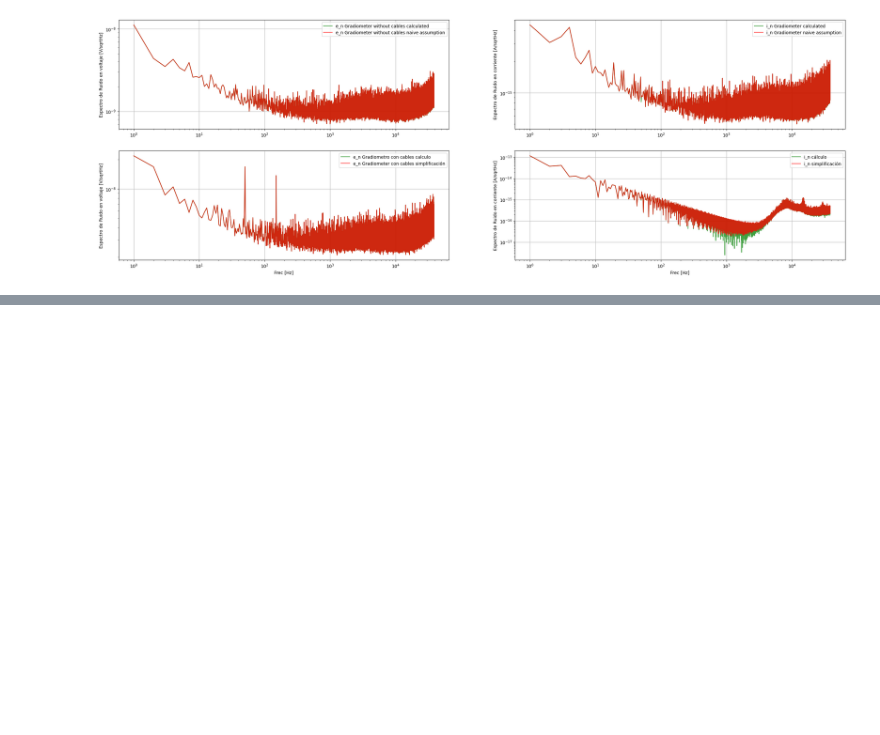
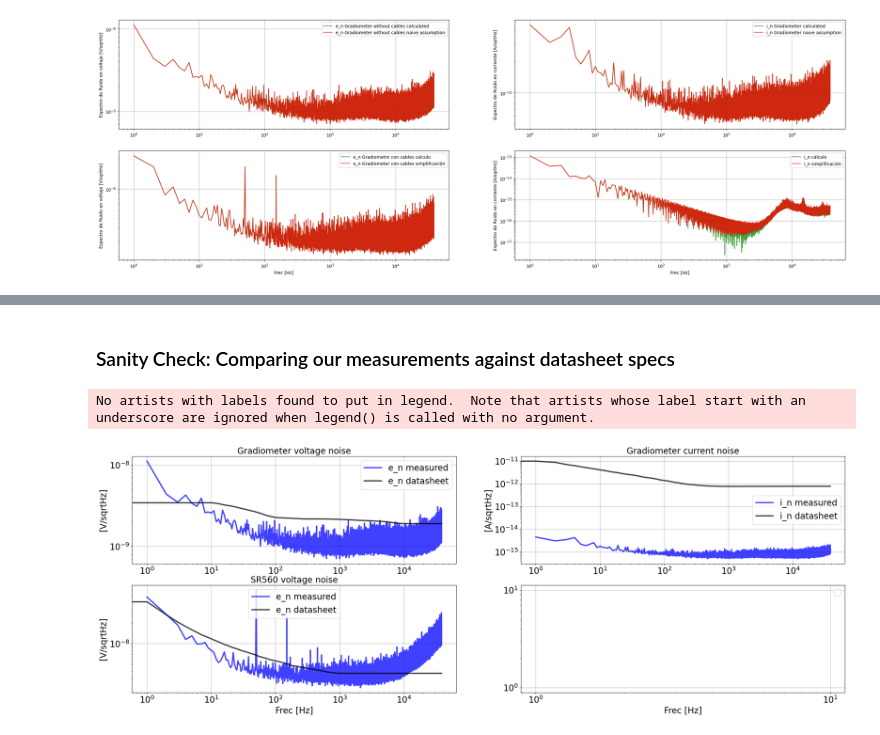
Before and after one commit to Guilldeas/General_Purpose_Analysis, a Jupyter notebook: En_In_Noise_for_Signal_Chains.ipynb, the cells around one changed output, grey strips where cells are left out. Cells and saved outputs as stored; diff of their text form; code cells hidden in the pictures; blank space fills up the shorter version.

Commit message:
Added comparison between measurements and datasheet noise

```diff
--- a/En_In_Noise_for_Signal_Chains.ipynb
+++ b/En_In_Noise_for_Signal_Chains.ipynb
@@ -891,0 +902,69 @@ Failed to calculate first stage i_n for 12 elements
+# %% [markdown]
+### Sanity Check: Comparing our measurements against datasheet specs
+# %%
+# First we extract data from the datasheets, we assume that the Gradiometer noise is dominated by the INA noise voltage
+Freq_datasheet_e, e_n_Gradiometer_Datasheet, _ = csv2array(file_name="e_n_INA_datasheet.csv",
+                                                         folder_name="En_In_Measurement_Gradiometer_Data",
+                                                         column_x_index=0, column_y_index=1, starting_row=1, Delimiter=";")
+
+Freq_datasheet_i, i_n_Gradiometer_Datasheet, _ = csv2array(file_name="i_n_INA_datasheet.csv",
+                                                         folder_name="En_In_Measurement_Gradiometer_Data",
+                                                         column_x_index=0, column_y_index=1, starting_row=1, Delimiter=";")
+
+# Then, like we did above, we need to align the datasheet data with out own
+e_n_Gradiometer_Datasheet = np.interp(Freq, Freq_datasheet_e, e_n_Gradiometer_Datasheet)
+i_n_Gradiometer_Datasheet = np.interp(Freq, Freq_datasheet_i, i_n_Gradiometer_Datasheet)
+e_n_SR_datasheet = np.interp(Freq, SR560_arr[0], SR560_arr[1]) # This one was already extracted above
+# %%
+# Graph figure
+# Add a subplot
+fig, axs = plt.subplots(2, 2, figsize=(30, 10))
+
+Alpha = 0.75
+Linewidth = 3
+Fontsizes = 20
+
+# Plot graphs
+axs[0][0].plot(Freq, e_n_Gradiometer_without_cables, label='e_n measured', color='blue', alpha=Alpha, linewidth=Linewidth)
+axs[0][0].plot(Freq, e_n_Gradiometer_Datasheet, label='e_n datasheet', color='k', alpha=Alpha, linewidth=Linewidth)
+
+axs[0][1].plot(Freq, i_n_Gradiometer_without_cables, label='i_n measured', color='blue', alpha=Alpha, linewidth=Linewidth)
+axs[0][1].plot(Freq, i_n_Gradiometer_Datasheet, label='i_n datasheet', color='k', alpha=Alpha, linewidth=Linewidth)
+
+axs[1][0].plot(Freq, e_n_SR, label='e_n measured', color='blue', alpha=Alpha, linewidth=Linewidth)
+axs[1][0].plot(Freq, e_n_SR_datasheet, label='e_n datasheet', color='k', alpha=Alpha, linewidth=Linewidth)
+
+'''
+axs[1][1].plot(Freq, i_n_Gradiometer_with_cables, label='i_n cálculo', color='green', alpha=Alpha)
+axs[1][1].plot(Freq, Gradiometer_with_cables_current, label='i_n simplificación', color='red', alpha=Alpha)
+'''
+
+# True for all plots
+for ax_row in axs:
+    for ax_element in ax_row:
+        ax_element.set_xscale('log')
+        ax_element.set_yscale('log')
+        ax_element.grid()
+        ax_element.legend(fontsize=Fontsizes)
+        # We change the fontsize of minor ticks label
+        ax_element.tick_params(axis='both', which='major', labelsize=Fontsizes)
+
+# Custom for every plotaxs[1][0].set_xlabel('Frec [Hz]')
+axs[1][1].set_title('', fontsize=Fontsizes)
+axs[0][0].set_title('Gradiometer voltage noise', fontsize=Fontsizes)
+axs[1][0].set_title('SR560 voltage noise', fontsize=Fontsizes)
+axs[0][1].set_title('Gradiometer current noise', fontsize=Fontsizes)
+
+axs[1][0].set_xlabel('Frec [Hz]', fontsize=Fontsizes)
+axs[1][1].set_xlabel('Frec [Hz]', fontsize=Fontsizes)
+axs[0][0].set_ylabel('[V/sqrtHz]', fontsize=Fontsizes)
+axs[1][0].set_ylabel('[V/sqrtHz]', fontsize=Fontsizes)
+axs[0][1].set_ylabel('[A/sqrtHz]', fontsize=Fontsizes)
+#axs[1][1].set_ylabel('[A/sqrtHz]', fontsize=Fontsizes)
+
+
+# Display the figure
+plt.show()
+# %% [output]
+No artists with labels found to put in legend.  Note that artists whose label start with an underscore are ignored when legend() is called with no argument.
+[figure, added]
```
Also changed, not shown: parts of 9 cells of this notebook, 2 other files.
